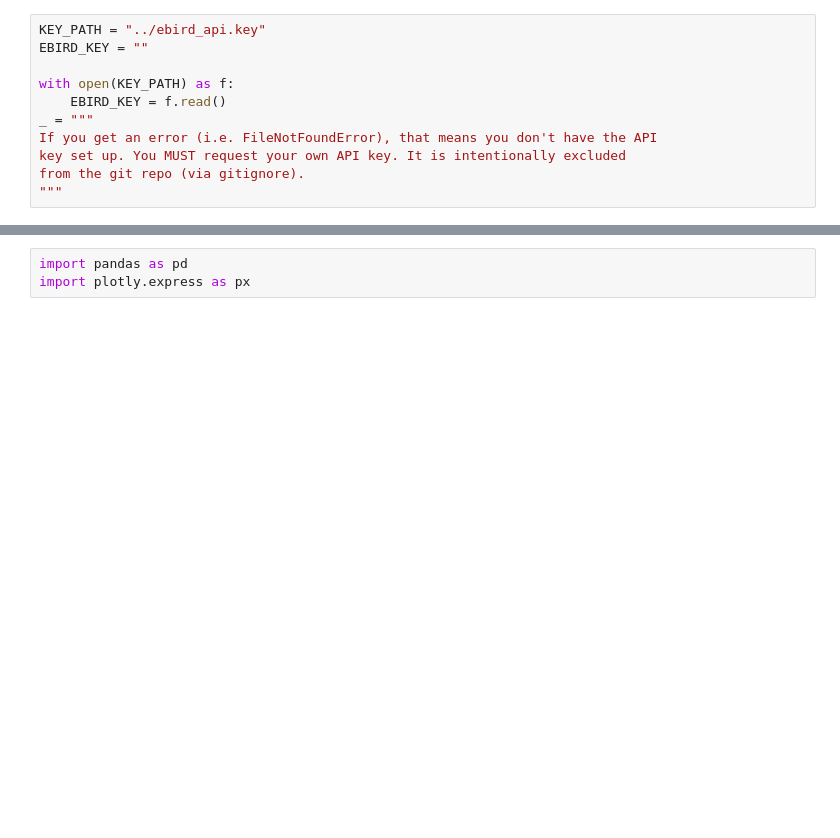
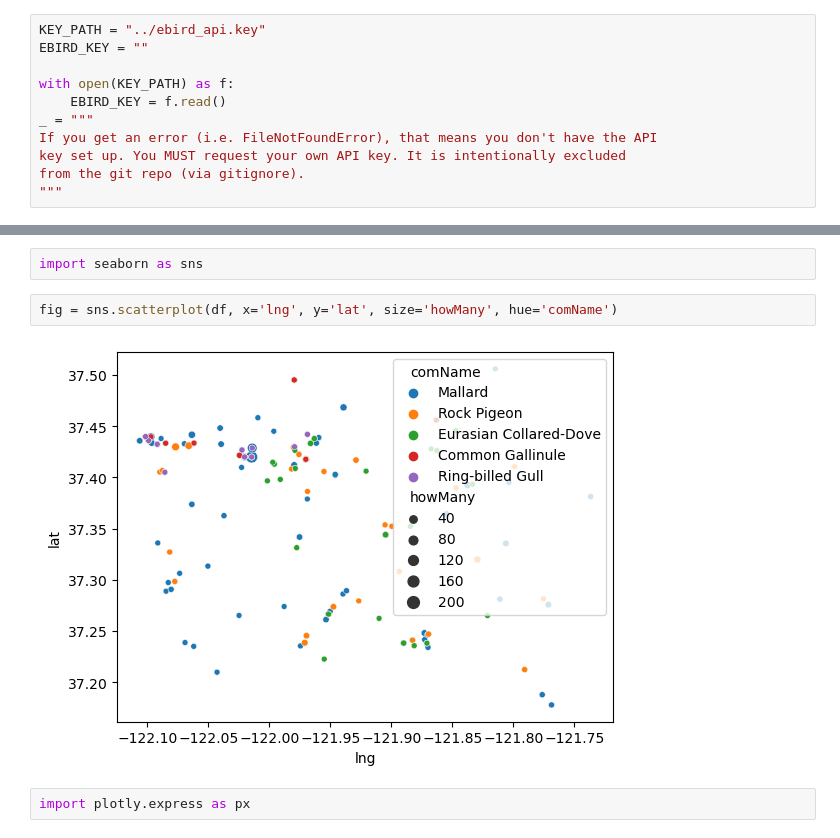
Before and after one commit to ethanyang-sjsu/Cmpe257-bird-transplant, a Jupyter notebook: sb/sb_nearby_scatter.ipynb, the cells around one changed output, grey strips where cells are left out. Saved outputs shown, nothing was run; the diff lists cells and outputs as text; blank space fills up the shorter version.

```diff
--- a/sb/sb_nearby_scatter.ipynb
+++ b/sb/sb_nearby_scatter.ipynb
@@ -24,3 +56,8 @@ response = requests.request("GET", url, headers=headers, data=payload)
+# %%
+import seaborn as sns
+# %%
+fig = sns.scatterplot(df, x='lng', y='lat', size='howMany', hue='comName')
+# %% [output]
+[figure, added]
 # %%
-import pandas as pd
 import plotly.express as px
```
Also changed, not shown: parts of 8 cells of this notebook.
